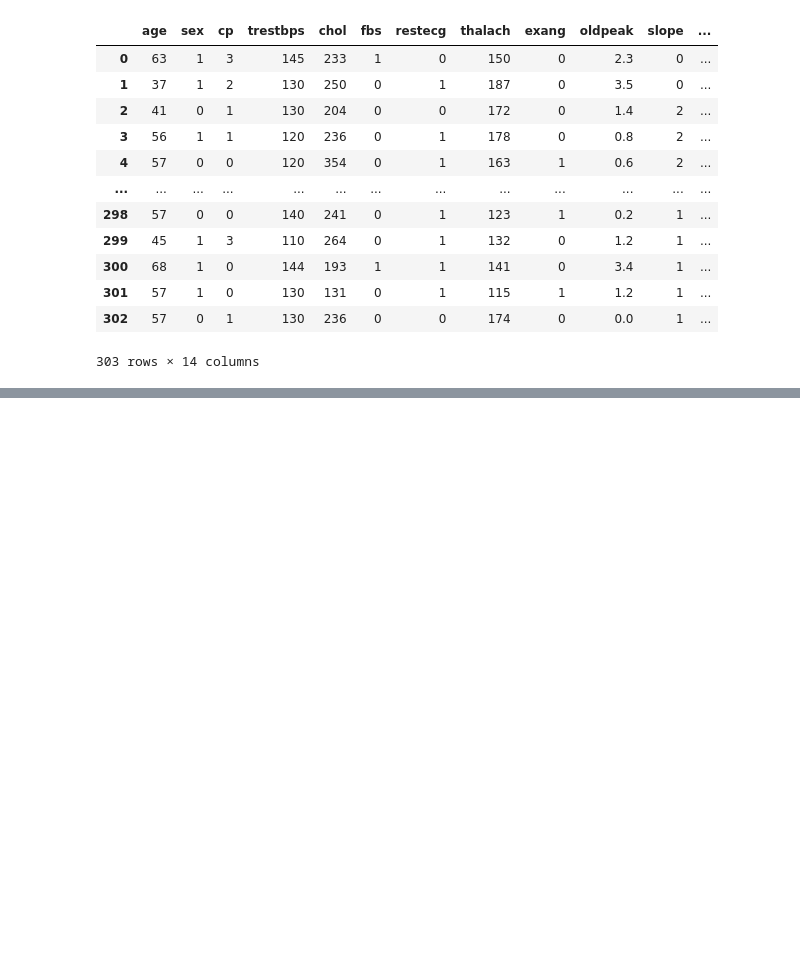
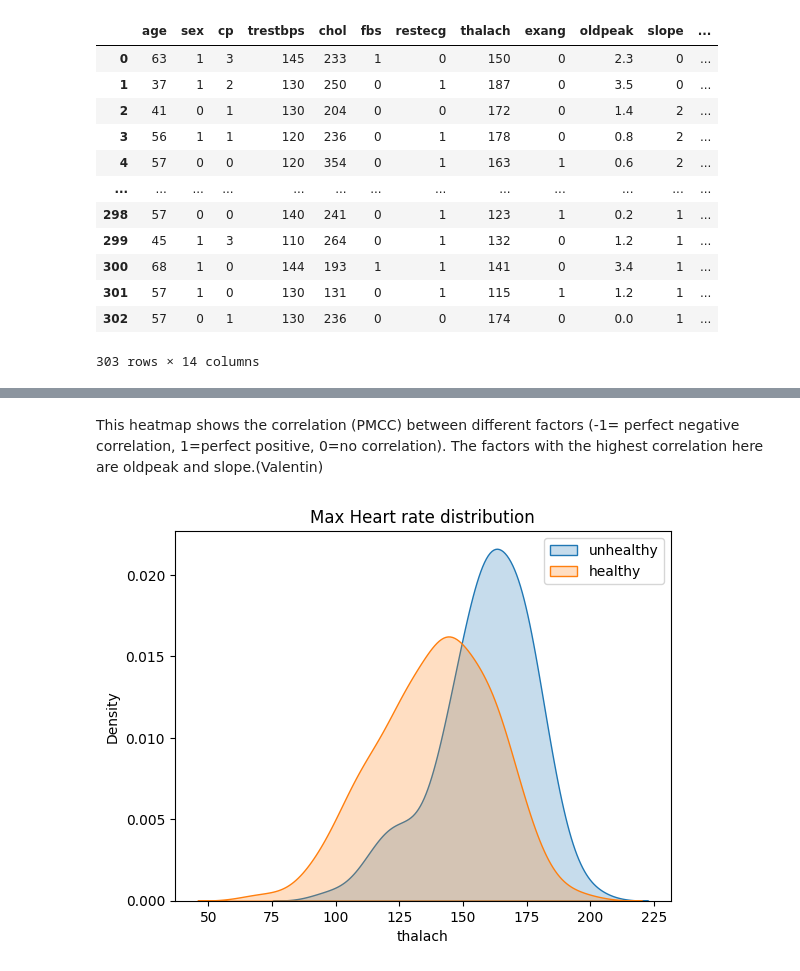
Before and after one commit to Valentin-Iva/Team-2-Project, a Jupyter notebook: team_2_project.ipynb, the cells around one changed output, grey strips where cells are left out. Cells and saved outputs as stored; diff of their text form; code cells hidden in the pictures; blank space fills up the shorter version.

```diff
--- a/team_2_project.ipynb
+++ b/team_2_project.ipynb
@@ -69,0 +329,18 @@ dtype: int64
+# %%
+import pandas as pd
+import numpy as np
+import matplotlib.pyplot as plt
+import seaborn as sns
+import plotly.offline as py
+
+import warnings
+warnings.filterwarnings('ignore')
+
+py.offline.init_notebook_mode(connected=True)
+import plotly.graph_objs as go
+
+plt.rcParams['figure.figsize']= (12,8) # figure size
+sns.set_style('darkgrid') # Style
+
+plt.figure(figsize=(12,8))
+sns.heatmap(df.drop(['target', 'gender', 'cp', 'fbs', 'exang'], axis=1).corr(), annot=True, cmap='coolwarm');
@@ -69,0 +349,18 @@ dtype: int64
+# %% [markdown]
+This heatmap shows the correlation (PMCC) between different factors (-1= perfect negative correlation, 1=perfect positive, 0=no correlation). The factors with the highest correlation here are oldpeak and slope.(Valentin)
+# %%
+import seaborn as sns
+import pandas as pd
+import matplotlib.pyplot as plt
+
+heart_data = pd.read_csv("/content/cleanedData.csv")
+# check heart rate values of patients who are sick
+sns.kdeplot(heart_data[heart_data.target == 1].thalach, fill= True, label =  'unhealthy')
+# check heart rate values of patients who are healthy
+sns.kdeplot(heart_data[heart_data.target == 0].thalach, fill= True, label =  'healthy')
+# apply descriptions
+plt.legend(["unhealthy", "healthy"])
+plt.title("Max Heart rate distribution")
+plt.show()
+# %% [output]
+[figure, added]
```
Also changed, not shown: parts of 26 cells of this notebook.
